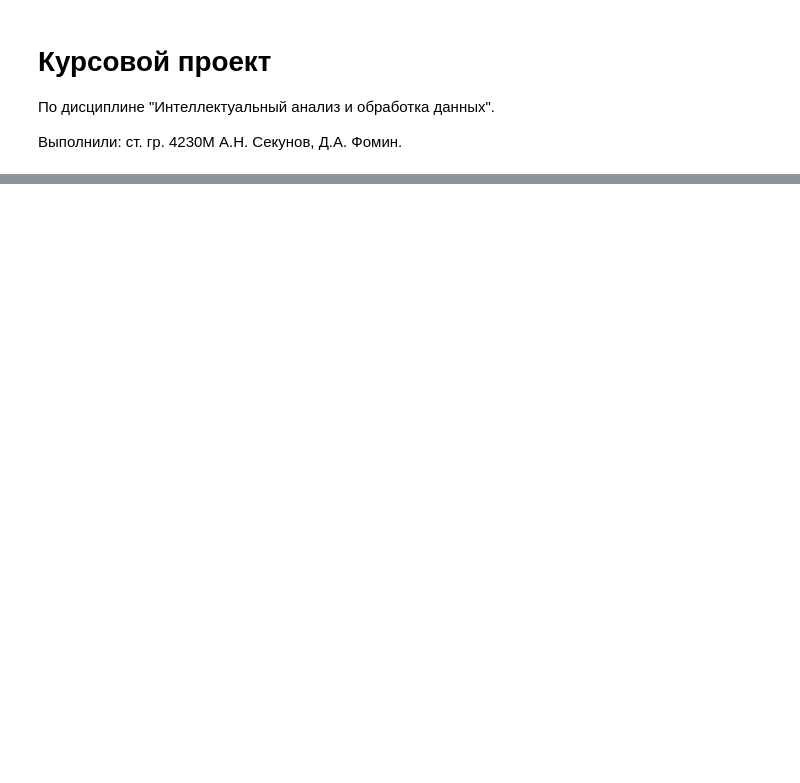
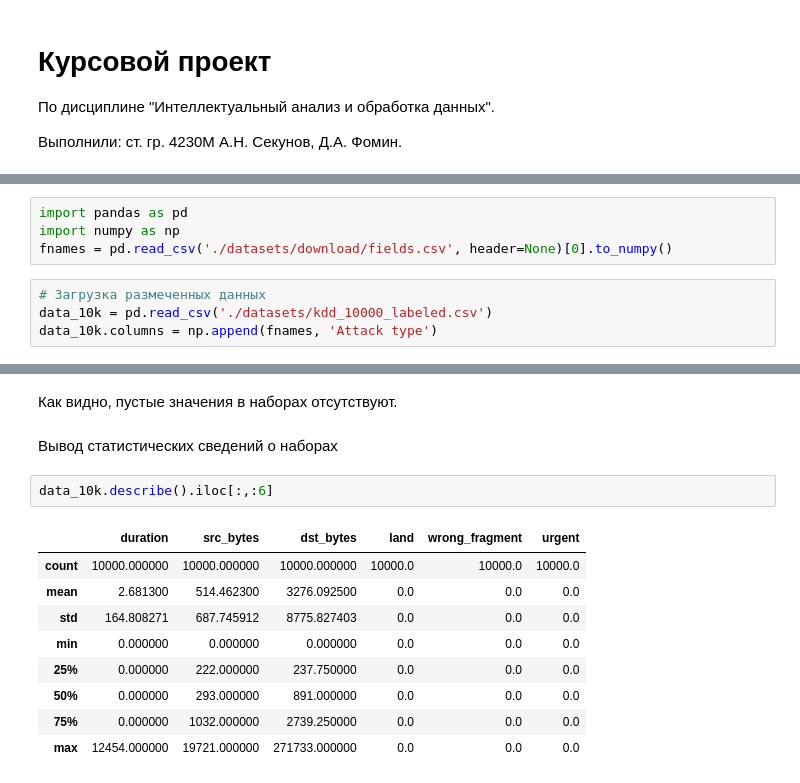
Before and after one commit to Demetrey/DMaP, a Jupyter notebook: CP/CP.ipynb, the cells around one changed output, grey strips where cells are left out. Saved outputs shown, nothing was run; the diff lists cells and outputs as text; blank space fills up the shorter version.

```diff
--- a/CP/CP.ipynb
+++ b/CP/CP.ipynb
@@ -102,0 +96,8 @@ data.head()
+# %%
+import pandas as pd
+import numpy as np
+fnames = pd.read_csv('./datasets/download/fields.csv', header=None)[0].to_numpy()
+# %%
+# Загрузка размеченных данных
+data_10k = pd.read_csv('./datasets/kdd_10000_labeled.csv')
+data_10k.columns = np.append(fnames, 'Attack type')
@@ -102,0 +209,16 @@ data.head()
+# %% [markdown]
+Как видно, пустые значения в наборах отсутствуют.
+# %% [markdown]
+Вывод статистических сведений о наборах
+# %%
+data_10k.describe().iloc[:,:6]
+# %% [output]
+|  | duration | src_bytes | dst_bytes | land | wrong_fragment | urgent |
+| count | 10000.000000 | 10000.000000 | 10000.000000 | 10000.0 | 10000.0 | 10000.0 |
+| mean | 2.681300 | 514.462300 | 3276.092500 | 0.0 | 0.0 | 0.0 |
+| std | 164.808271 | 687.745912 | 8775.827403 | 0.0 | 0.0 | 0.0 |
+| min | 0.000000 | 0.000000 | 0.000000 | 0.0 | 0.0 | 0.0 |
+| 25% | 0.000000 | 222.000000 | 237.750000 | 0.0 | 0.0 | 0.0 |
+| 50% | 0.000000 | 293.000000 | 891.000000 | 0.0 | 0.0 | 0.0 |
+| 75% | 0.000000 | 1032.000000 | 2739.250000 | 0.0 | 0.0 | 0.0 |
+| max | 12454.000000 | 19721.000000 | 271733.000000 | 0.0 | 0.0 | 0.0 |
```
Also changed, not shown: parts of 48 cells of this notebook.
